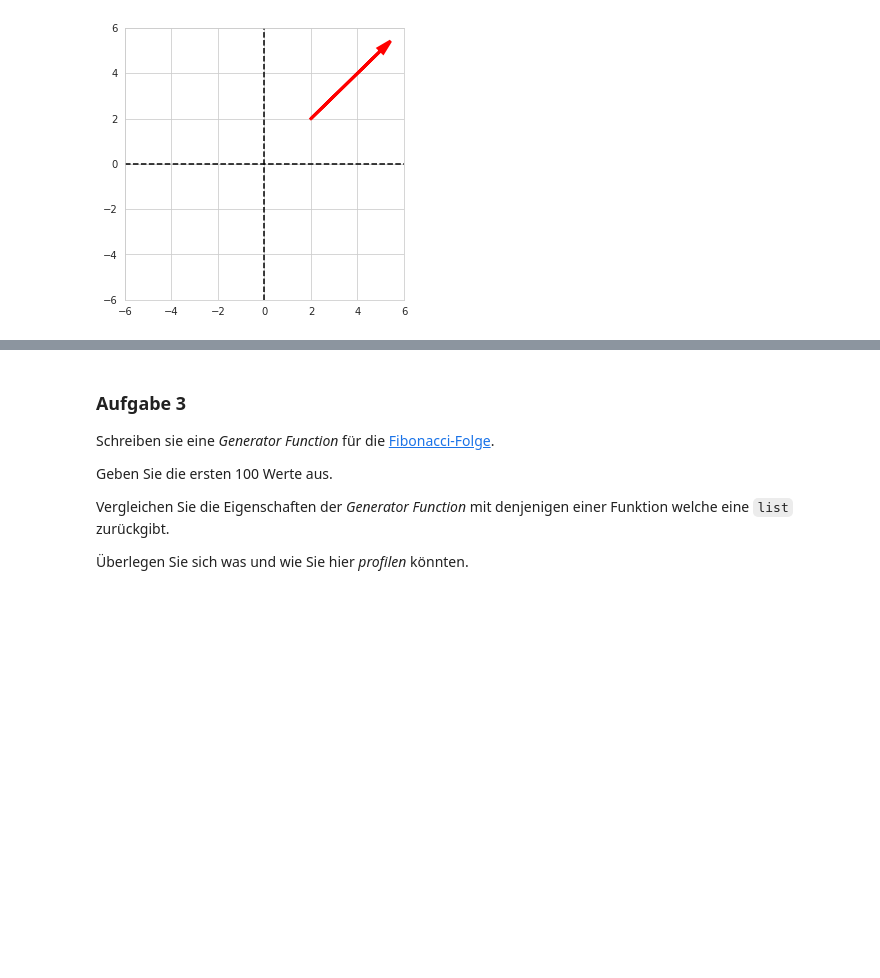
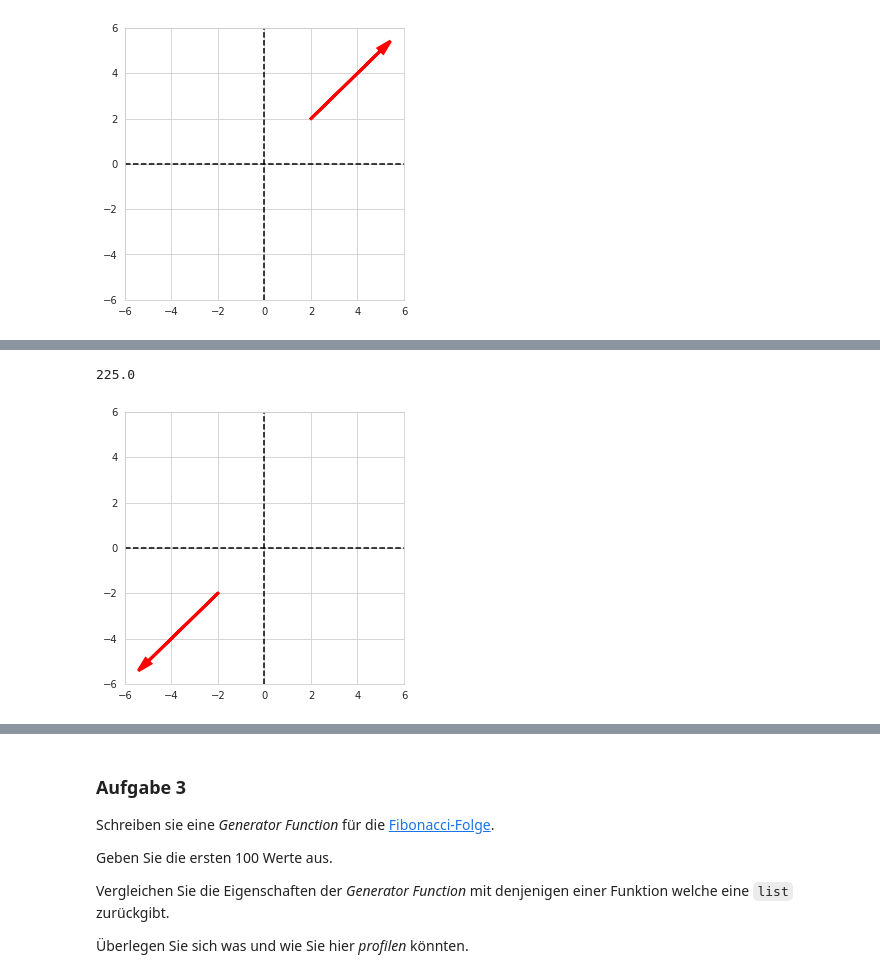
Before and after one commit to JuliaLauraMueller/dsp_hs2019, a Jupyter notebook: assignments/assignment02/exercise02.ipynb, the cells around one changed output, grey strips where cells are left out. Drawn from its saved outputs; the diff is of its cells as text; code cells hidden in the pictures; blank space fills up the shorter version.

```diff
--- a/assignments/assignment02/exercise02.ipynb
+++ b/assignments/assignment02/exercise02.ipynb
@@ -74,0 +201,7 @@ fig, ax = v.plot()
+# %%
+v.rotate(pi/4)
+print(v.polar_coords[1][1]/(2*pi)*360)
+fig, ax = v.plot()
+# %% [output]
+225.0
+[figure, added]
```
Also changed, not shown: parts of 27 cells of this notebook, 1 other file.
